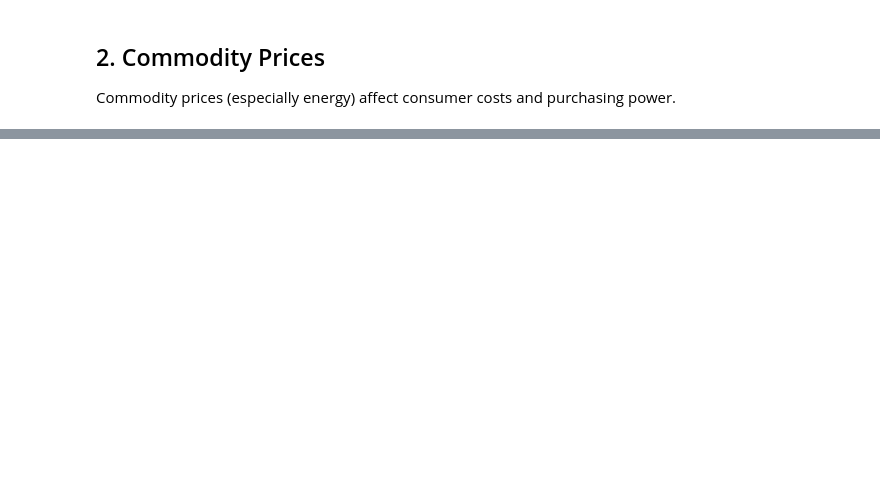
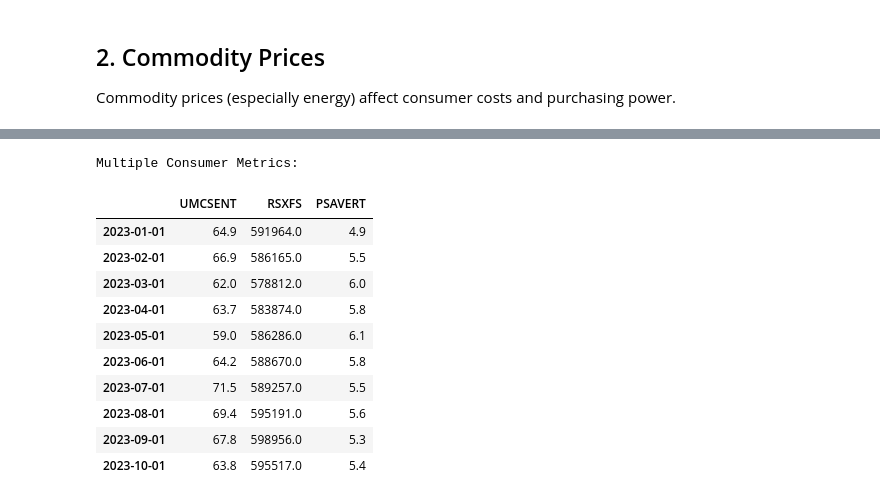
Before and after one commit to azk1r1n/finance_metrics, a Jupyter notebook: src/notebooks/demo.ipynb, the cells around one changed output, grey strips where cells are left out. Saved outputs shown, nothing was run; the diff lists cells and outputs as text; code cells hidden in the pictures; blank space fills up the shorter version.

```diff
--- a/src/notebooks/demo.ipynb
+++ b/src/notebooks/demo.ipynb
@@ -108,0 +314,23 @@ For more information, see the README.md file.
+# %%
+# Fetch multiple consumer metrics
+consumer_metrics = consumer.get_multiple_metrics(
+    ["consumer_sentiment", "retail_sales", "personal_saving_rate"],
+    start_date="2023-01-01",
+    end_date="2024-01-01"
+)
+
+print("Multiple Consumer Metrics:")
+display(consumer_metrics.head(10))
+# %% [output]
+Multiple Consumer Metrics:
+|  | UMCSENT | RSXFS | PSAVERT |
+| 2023-01-01 | 64.9 | 591964.0 | 4.9 |
+| 2023-02-01 | 66.9 | 586165.0 | 5.5 |
+| 2023-03-01 | 62.0 | 578812.0 | 6.0 |
+| 2023-04-01 | 63.7 | 583874.0 | 5.8 |
+| 2023-05-01 | 59.0 | 586286.0 | 6.1 |
+| 2023-06-01 | 64.2 | 588670.0 | 5.8 |
+| 2023-07-01 | 71.5 | 589257.0 | 5.5 |
+| 2023-08-01 | 69.4 | 595191.0 | 5.6 |
+| 2023-09-01 | 67.8 | 598956.0 | 5.3 |
+| 2023-10-01 | 63.8 | 595517.0 | 5.4 |
```
Also changed, not shown: parts of 16 cells of this notebook, 7 other files.
